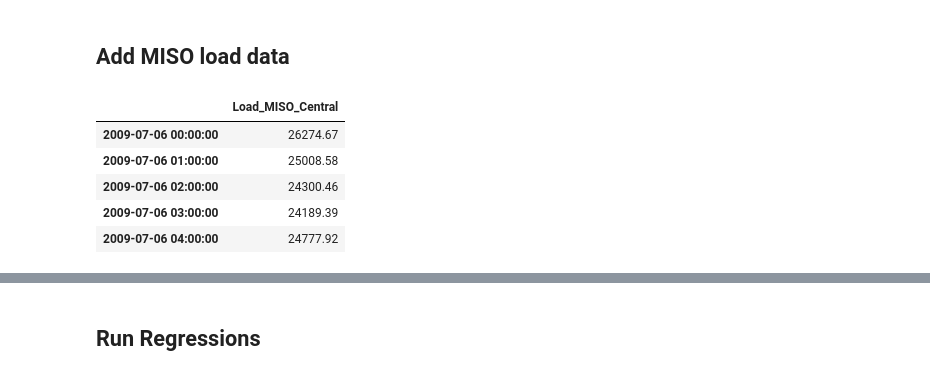
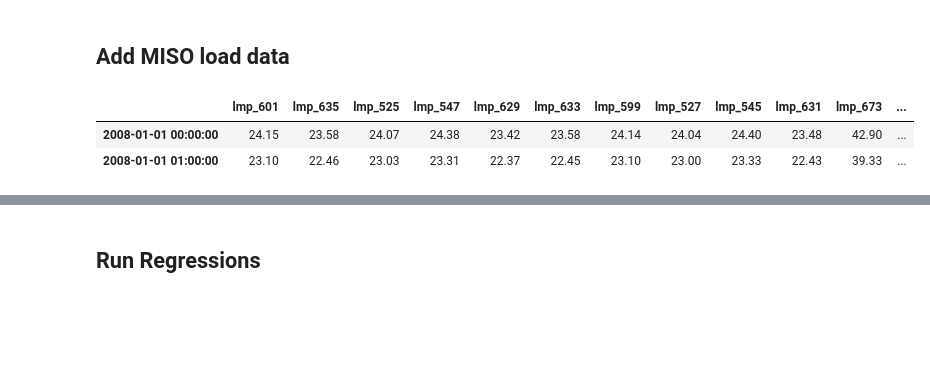
Before and after one commit to dannychua/Electricity-Price-Predictor, a Jupyter notebook: Compile_all_data.ipynb, the cells around one changed output, grey strips where cells are left out. Saved outputs shown, nothing was run; the diff lists cells and outputs as text; code cells hidden in the pictures; blank space fills up the shorter version.

```diff
--- a/Compile_all_data.ipynb
+++ b/Compile_all_data.ipynb
@@ -246,14 +249,14 @@ fulldf.head()
 # %%
 mdf = pd.read_csv('data/Load_MISO_central_west.csv')
 mdf.columns = ['date','Load_MISO_Central']
 idx = pd.date_range('7/6/2009', periods = len(mdf), freq = 'H')
 mdf.index = idx
 mdf = mdf.drop('date',1)
-mdf.head()
+inds = pd.isnull(mdf).any(1).nonzero()[0]
+mdf.iloc[inds[0]] = np.mean([mdf.iloc[inds[0]+1][0],mdf.iloc[inds[0]-1][0]])
+fulldf['Load_MISO_Central'] = mdf
+fulldf.head(2)
 # %% [output]
-|  | Load_MISO_Central |
-| 2009-07-06 00:00:00 | 26274.67 |
-| 2009-07-06 01:00:00 | 25008.58 |
-| 2009-07-06 02:00:00 | 24300.46 |
-| 2009-07-06 03:00:00 | 24189.39 |
-| 2009-07-06 04:00:00 | 24777.92 |
+|  | lmp_601 | lmp_635 | lmp_525 | lmp_547 | lmp_629 | lmp_633 | lmp_599 | lmp_527 | lmp_545 | lmp_631 | lmp_673 | ... |
+| 2008-01-01 00:00:00 | 24.15 | 23.58 | 24.07 | 24.38 | 23.42 | 23.58 | 24.14 | 24.04 | 24.40 | 23.48 | 42.90 | ... |
+| 2008-01-01 01:00:00 | 23.10 | 22.46 | 23.03 | 23.31 | 22.37 | 22.45 | 23.10 | 23.00 | 23.33 | 22.43 | 39.33 | ... |
```
Also changed, not shown: parts of 31 cells of this notebook, 1 other file.
